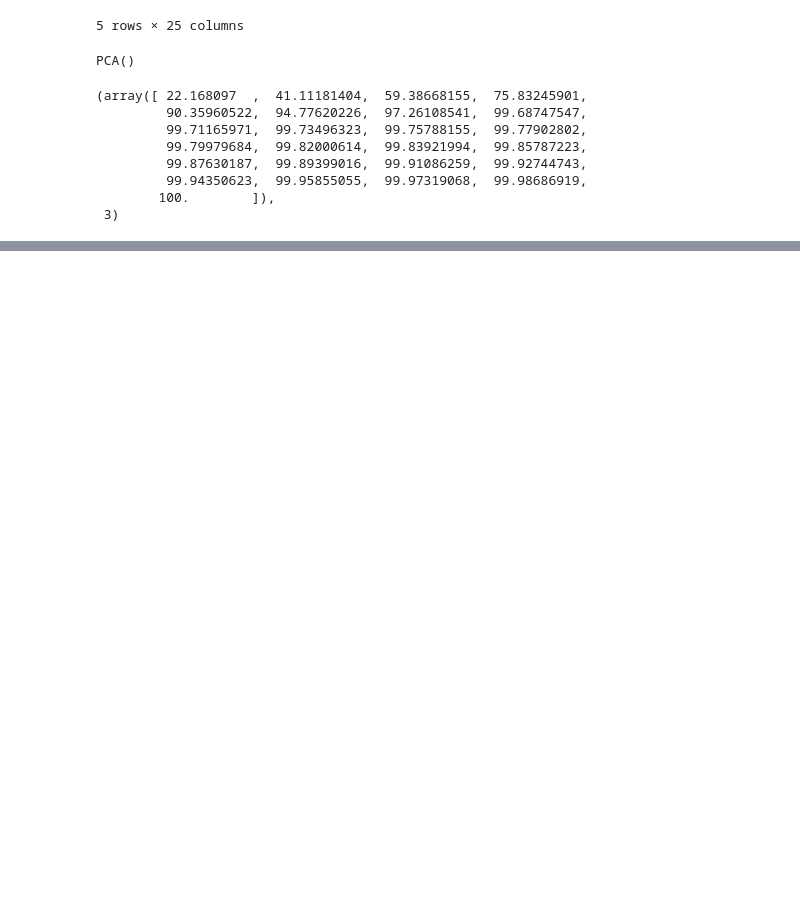
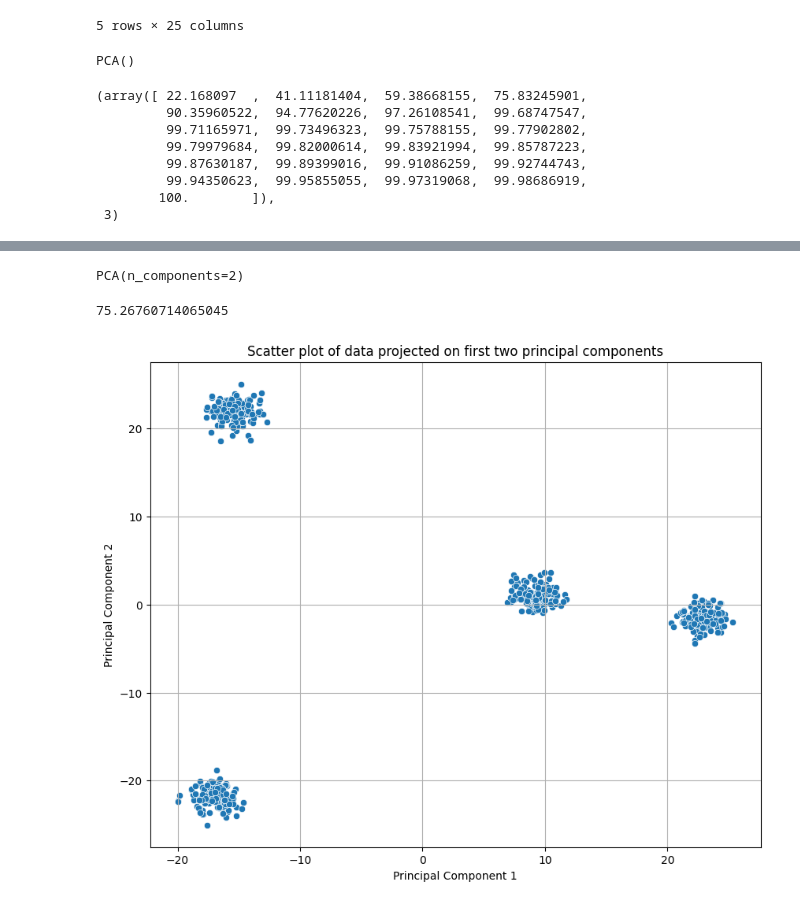
Before and after one commit to mscorzoni/Data_Collection, a Jupyter notebook: PCA.ipynb, the cells around one changed output, grey strips where cells are left out. Saved outputs shown, nothing was run; the diff lists cells and outputs as text; code cells hidden in the pictures; blank space fills up the shorter version.

```diff
--- a/PCA.ipynb
+++ b/PCA.ipynb
@@ -47,0 +89,10 @@ cumulative_variance, min_components
+# %%
+pca = PCA(n_components=2)
+pca.fit(data_clean)
+# %% [output]
+PCA(n_components=2)
+# %%
+explained_variance = pca.explained_variance_ratio_.sum() * 100
+explained_variance
+# %% [output]
+75.26760714065045
@@ -47,0 +101,18 @@ cumulative_variance, min_components
+# %%
+
+
+principal_components = pca.fit_transform(data_clean)
+
+# Create a DataFrame with the principal components
+pc_df = pd.DataFrame(data = principal_components, columns = ['PC1', 'PC2'])
+
+# Plot the data points on the first two principal components
+plt.figure(figsize=(10, 8))
+sns.scatterplot(x='PC1', y='PC2', data=pc_df)
+plt.title('Scatter plot of data projected on first two principal components')
+plt.xlabel('Principal Component 1')
+plt.ylabel('Principal Component 2')
+plt.grid(True)
+plt.show()
+# %% [output]
+[figure, added]
```
Also changed, not shown: parts of 9 cells of this notebook, 5 other files.
